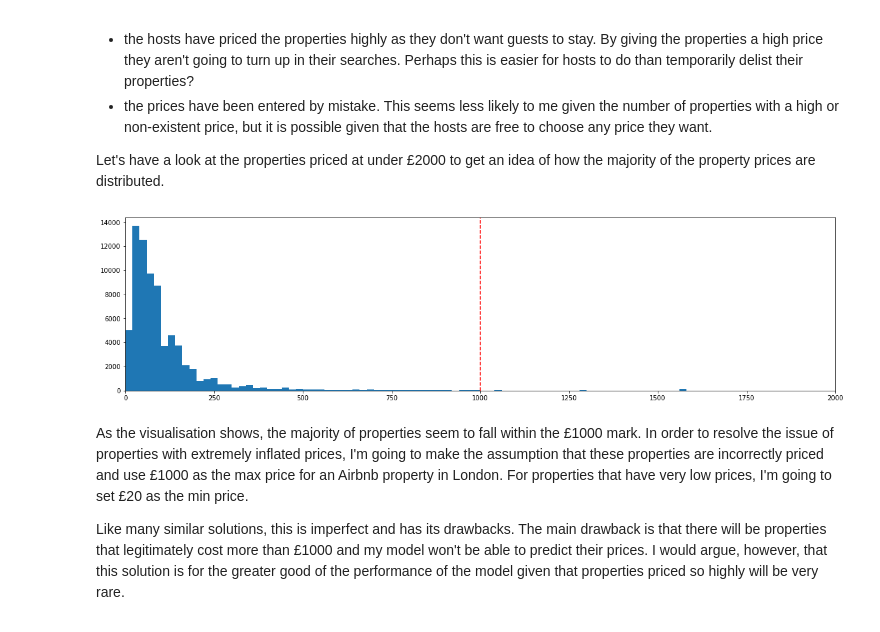
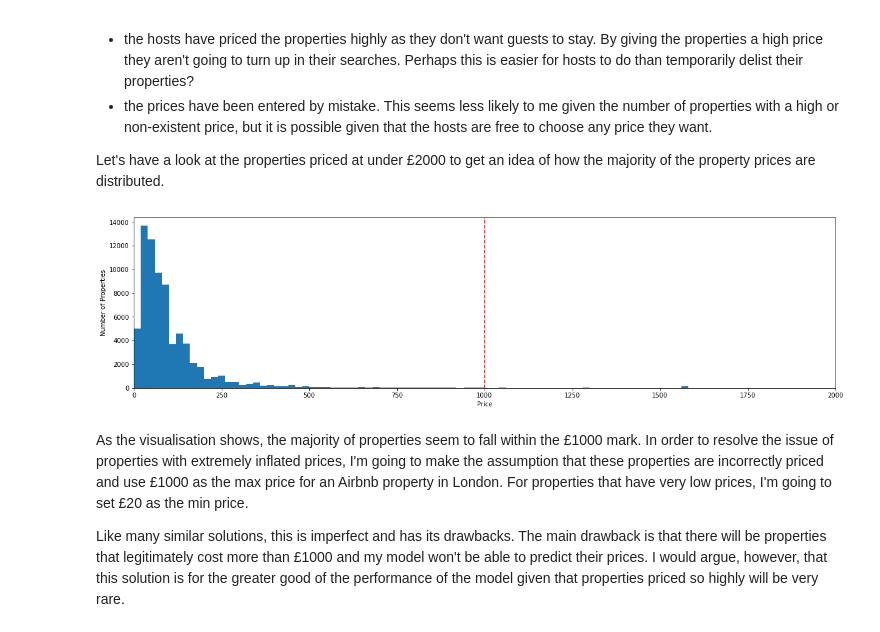
Before and after one commit to jradford5/GA_capstone_Airbnb_project, a Jupyter notebook: notebooks/capstone_airbnb_data_wrangling.ipynb, the cells around one changed output. Drawn from its saved outputs; the diff is of its cells as text; code cells hidden in the pictures.

```diff
--- a/notebooks/capstone_airbnb_data_wrangling.ipynb
+++ b/notebooks/capstone_airbnb_data_wrangling.ipynb
@@ -540,14 +546,17 @@ Let's have a look at the properties priced at under £2000 to get an idea of how
 # %%
 fig,ax = plt.subplots(figsize=(20,5))
 
 plt.hist(df.price, bins=100, range=(0,2000))
 
+plt.xlabel('Price')
+plt.ylabel('Number of Properties')
+
 plt.margins(x=0)
 
 plt.axvline(1000, color='red', linestyle='--')
 plt.show()
 # %% [output]
-[figure, old version]
+[figure, new version]
 # %% [markdown]
 As the visualisation shows, the majority of properties seem to fall within the £1000 mark. In order to resolve the issue of properties with extremely inflated prices, I'm going to make the assumption that these properties are incorrectly priced and use £1000 as the max price for an Airbnb property in London. For properties that have very low prices, I'm going to set £20 as the min price.
 
```
Also changed, not shown: parts of 7 cells of this notebook, 1 other file.
